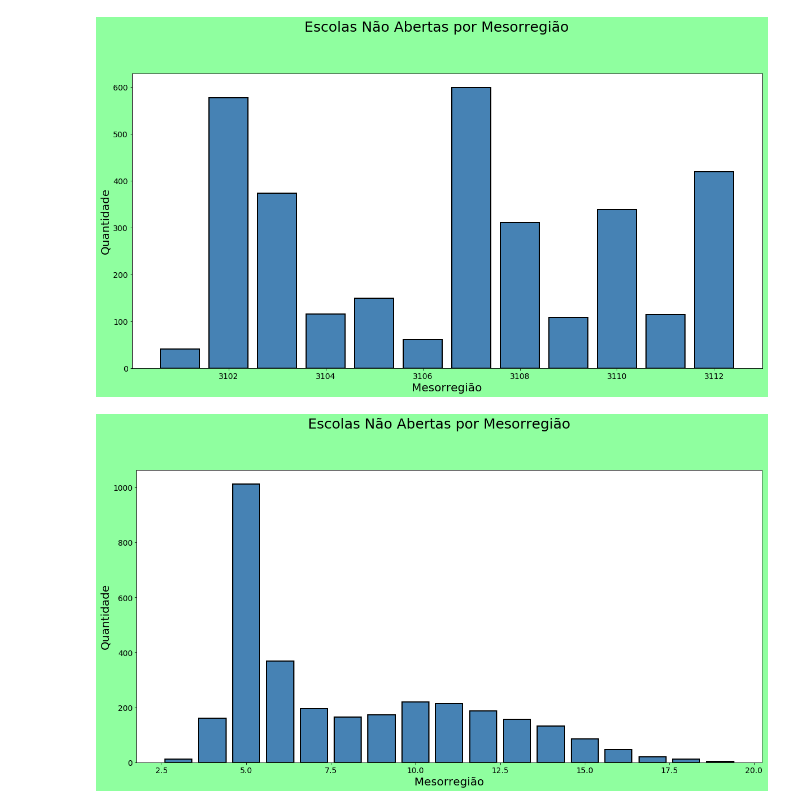
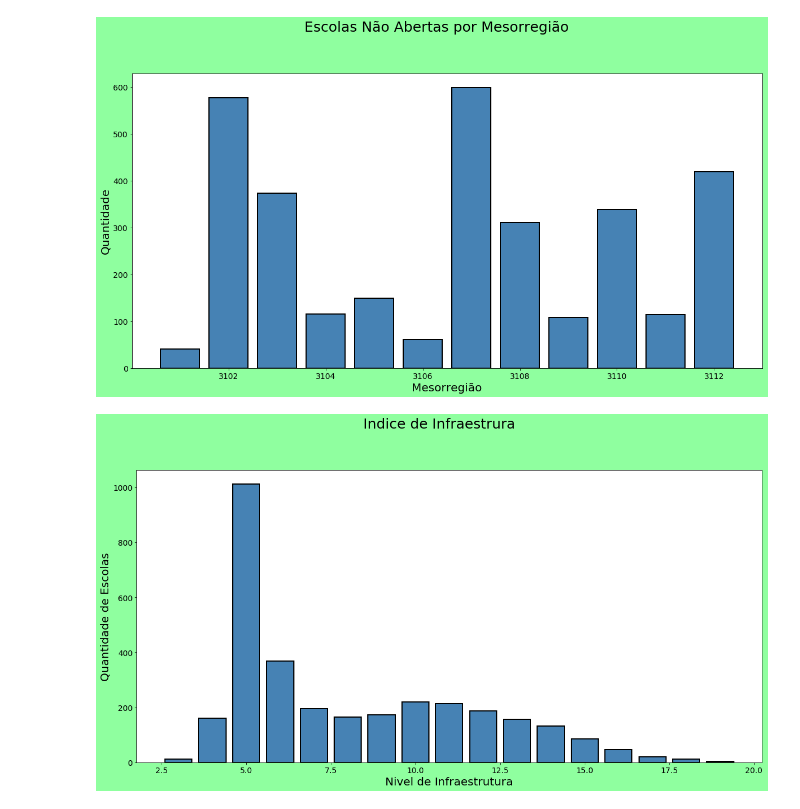
Before and after one commit to martimallow/escola_fechada, a Jupyter notebook: primeiras_analises.ipynb, the cells around one changed output. Drawn from its saved outputs; the diff is of its cells as text; code cells hidden in the pictures.

```diff
--- a/primeiras_analises.ipynb
+++ b/primeiras_analises.ipynb
@@ -90,16 +90,16 @@ df['infra'] = df.IN_AGUA_FILTRADA+df.IN_ENERGIA_REDE_PUBLICA+df.IN_ESGOTO_REDE_P
 # %%
 fig = plt.figure(figsize = (20, 10))
 fig.patch.set_facecolor('xkcd:mint green')
-title = fig.suptitle("Infraestrura", fontsize=25)
+title = fig.suptitle("Indice de Infraestrura", fontsize=25)
 fig.subplots_adjust(top=0.85, wspace=0.3)
 
 ax = fig.add_subplot(1,1, 1)
-ax.set_xlabel("Mesorregião",fontsize=20)
-ax.set_ylabel("Quantidade",fontsize=20)
+ax.set_xlabel("Nivel de Infraestrutura",fontsize=20)
+ax.set_ylabel("Quantidade de Escolas",fontsize=20)
 w_q = df['infra'].value_counts()
 w_q = (list(w_q.index), list(w_q.values))
 ax.tick_params(axis='both', which='major', labelsize=14)
 bar = ax.bar(w_q[0], w_q[1], color='steelblue',
         edgecolor='black', linewidth=2)
 # %% [output]
-[figure, old version]
+[figure, new version]
```
Also changed, not shown: 3 other files.
